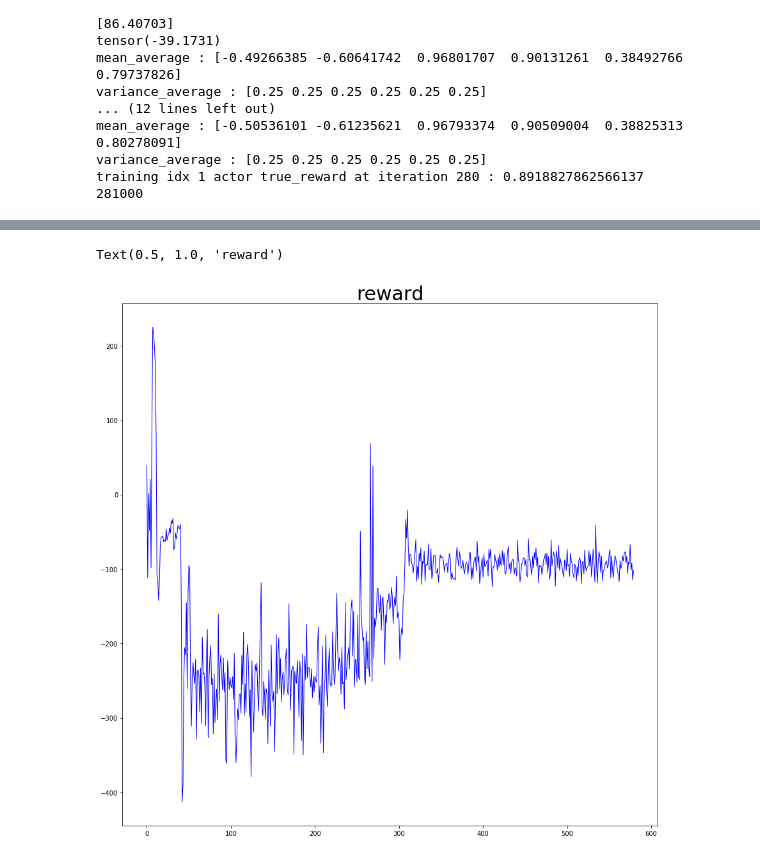
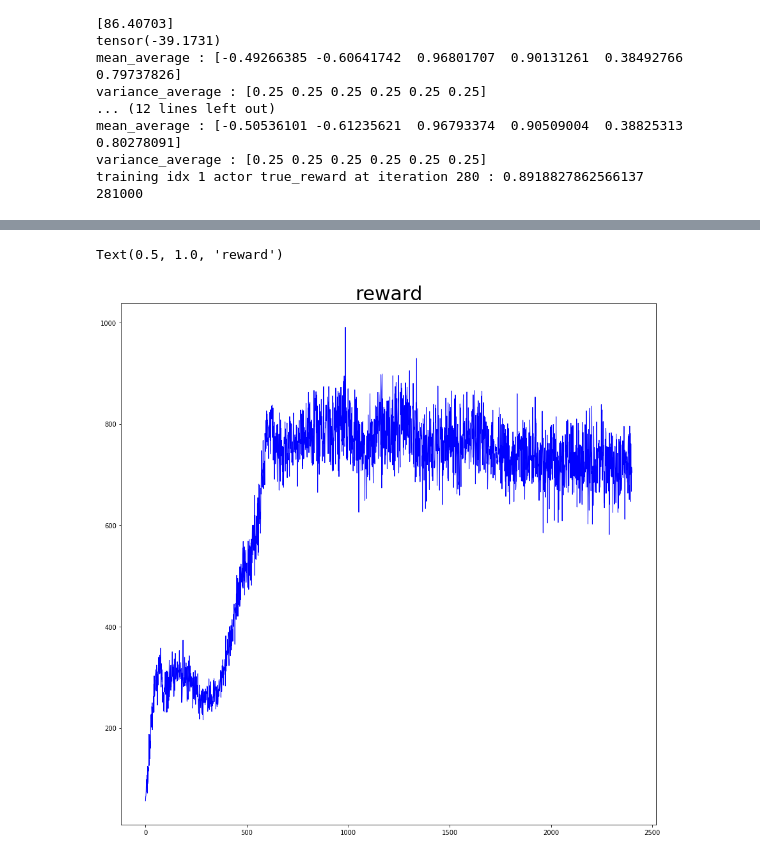
Before and after one commit to dobro12/rl_study, a Jupyter notebook: A3C/OWS/HalfCheetah_thread_4_continous.ipynb, the cells around one changed output, grey strips where cells are left out. Cells and saved outputs as stored; diff of their text form; code cells hidden in the pictures.

```diff
--- a/A3C/OWS/HalfCheetah_thread_1_continous.ipynb
+++ b/A3C/OWS/HalfCheetah_thread_4_continous.ipynb
@@ -346,8 +367,8 @@ KeyboardInterrupt:
 # %%
-reward_np = np.array(reward_plot[:580])
+reward_np = np.array(reward_plot[:2400])  / 4
 fig, axe = plt.subplots(1, figsize = (15,15))
 axe.plot(list(range(len(reward_np))),reward_np, lw = 1, label = 'reward', color = 'blue')
 axe.set_title('reward', fontsize = 30)
 # %% [output]
 Text(0.5, 1.0, 'reward')
-[figure, old version]
+[figure, new version]
```
Also changed, not shown: parts of 4 cells of this notebook, 2 other files.
